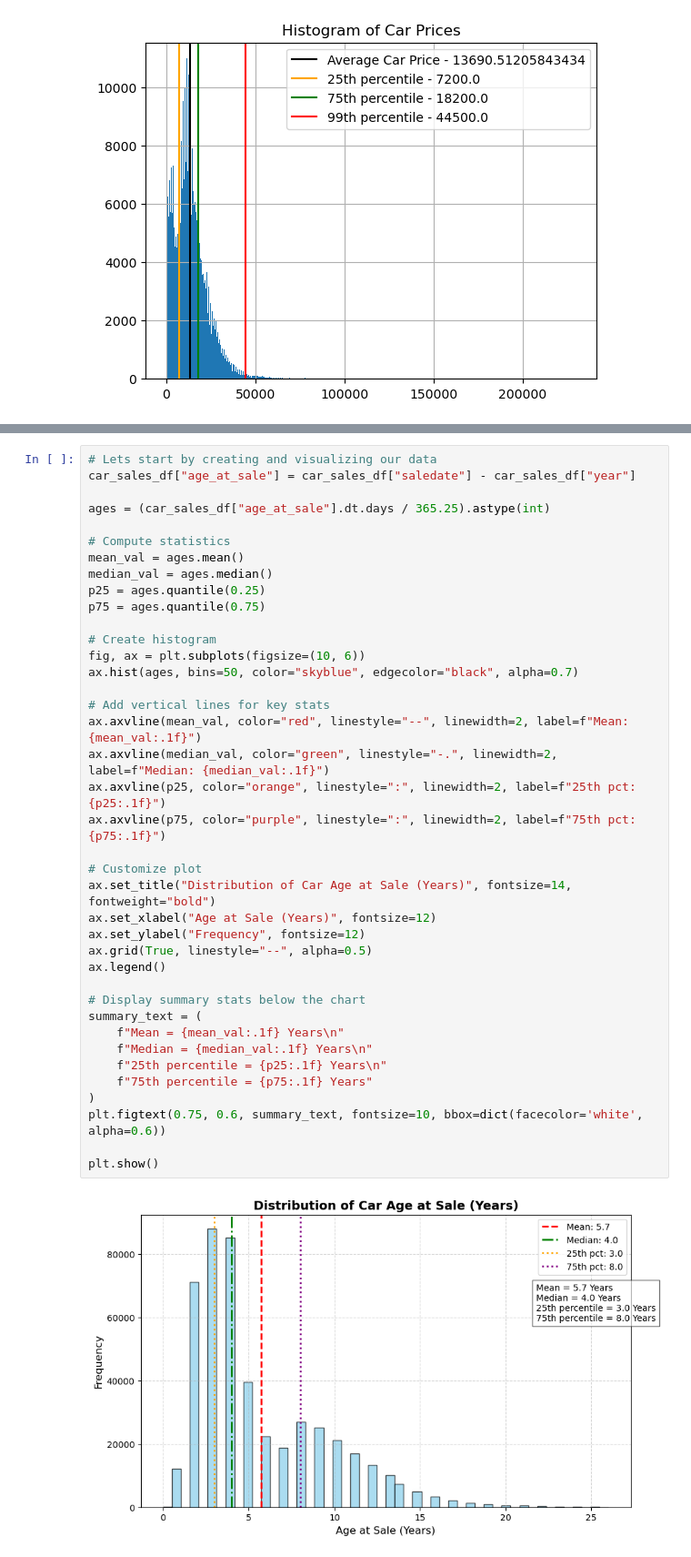
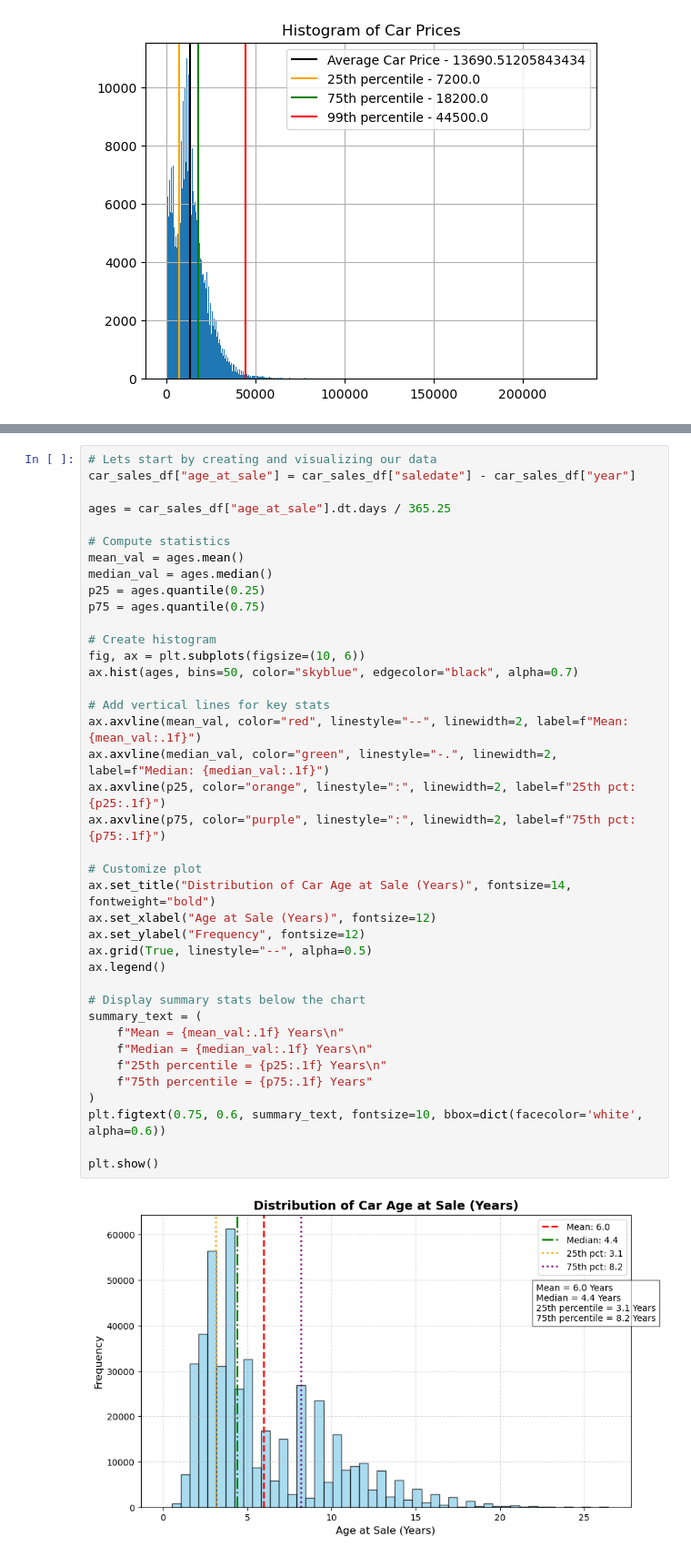
Before and after one commit to ZacharyGott/cmsc320-final-project, a Jupyter notebook: main.ipynb, the cells around one changed output, grey strips where cells are left out. Shown at 91% size. Cells and saved outputs as stored; diff of their text form.

```diff
--- a/main.ipynb
+++ b/main.ipynb
@@ -208,7 +215,7 @@ ha : Average selling price for each manufacturer does not get lower as the car a
 # Lets start by creating and visualizing our data
 car_sales_df["age_at_sale"] = car_sales_df["saledate"] - car_sales_df["year"]
 
-ages = (car_sales_df["age_at_sale"].dt.days / 365.25).astype(int)
+ages = car_sales_df["age_at_sale"].dt.days / 365.25
 
 # Compute statistics
 mean_val = ages.mean()
@@ -217,34 +224,34 @@ p25 = ages.quantile(0.25)
 p75 = ages.quantile(0.75)
 
 # Create histogram
 fig, ax = plt.subplots(figsize=(10, 6))
 ax.hist(ages, bins=50, color="skyblue", edgecolor="black", alpha=0.7)
 
 # Add vertical lines for key stats
 ax.axvline(mean_val, color="red", linestyle="--", linewidth=2, label=f"Mean: {mean_val:.1f}")
 ax.axvline(median_val, color="green", linestyle="-.", linewidth=2, label=f"Median: {median_val:.1f}")
 ax.axvline(p25, color="orange", linestyle=":", linewidth=2, label=f"25th pct: {p25:.1f}")
 ax.axvline(p75, color="purple", linestyle=":", linewidth=2, label=f"75th pct: {p75:.1f}")
 
 # Customize plot
 ax.set_title("Distribution of Car Age at Sale (Years)", fontsize=14, fontweight="bold")
 ax.set_xlabel("Age at Sale (Years)", fontsize=12)
 ax.set_ylabel("Frequency", fontsize=12)
 ax.grid(True, linestyle="--", alpha=0.5)
 ax.legend()
 
 # Display summary stats below the chart
 summary_text = (
     f"Mean = {mean_val:.1f} Years\n"
     f"Median = {median_val:.1f} Years\n"
     f"25th percentile = {p25:.1f} Years\n"
     f"75th percentile = {p75:.1f} Years"
 )
 plt.figtext(0.75, 0.6, summary_text, fontsize=10, bbox=dict(facecolor='white', alpha=0.6))
 
 plt.show()
 # %% [output]
-[figure, old version]
+[figure, new version]
 # %%
 grouped_by_make = car_sales_df.groupby("make")
 
```
Also changed, not shown: parts of 2 cells of this notebook.
